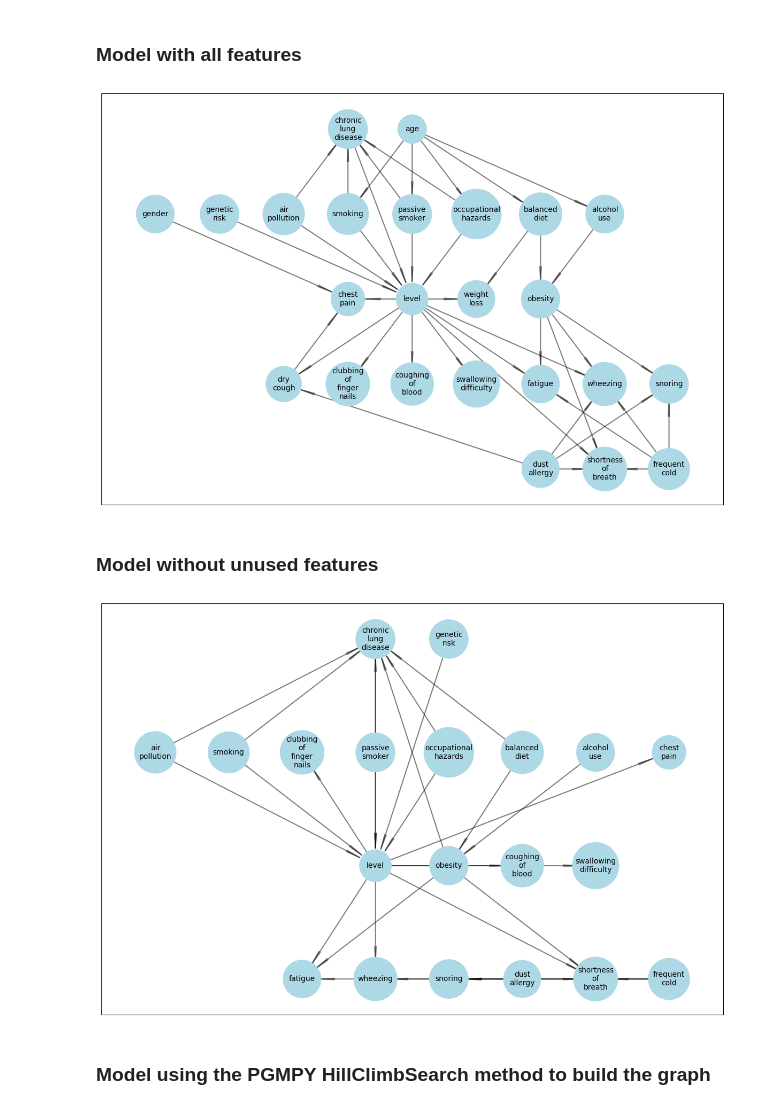
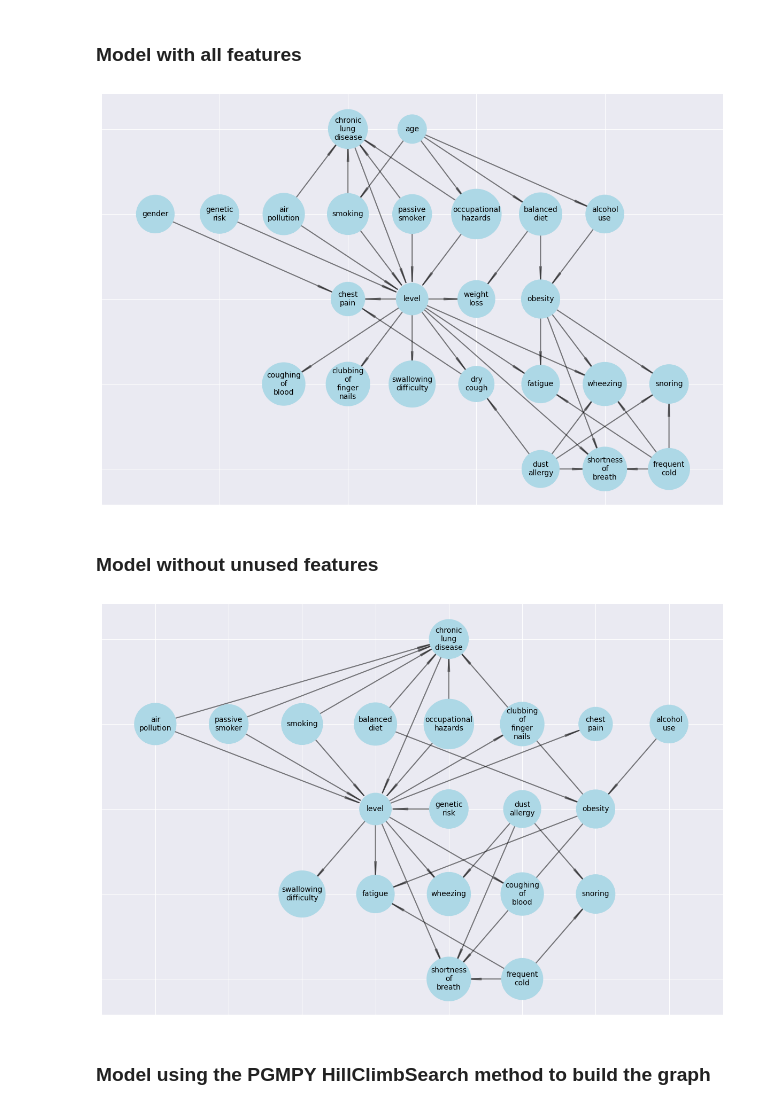
Before and after one commit to SeppiaBrilla/FAIKR_2023_MOD_3_Project, a Jupyter notebook: FAIRK_2023_MOD_3_Project.ipynb, the cells around one changed output. Saved outputs shown, nothing was run; the diff lists cells and outputs as text; code cells hidden in the pictures.

```diff
--- a/FAIRK_2023_MOD_3_Project.ipynb
+++ b/FAIRK_2023_MOD_3_Project.ipynb
@@ -82,11 +119,16 @@ draw_net(data.columns.values, nb_model, style=2)
 # %% [markdown]
 ### Model with all features
 # %%
-full_nodes_set = ['Chronic lung disease', 'Age', 'Gender', 'Genetic risk', 'Air pollution', 'Smoking', 'Passive smoker', 'Occupational Hazards', 'Balanced diet', 'Alcohol use', 'Chest pain', 'Level', 'Weight loss', 'Obesity', 'Dry cough', 'Clubbing of finger nails', 'Coughing of blood', 'Swallowing difficulty', 'Fatigue', 'Wheezing', 'Snoring', 'Dust allergy', 'Shortness of breath', 'Frequent cold']
+full_nodes_set = [
+    'Chronic lung disease', 'Age', 'Gender', 'Genetic risk', 'Air pollution', 'Smoking', 'Passive smoker', 'Occupational Hazards', 'Balanced diet',
+    'Alcohol use', 'Chest pain', 'Level', 'Weight loss', 'Obesity', 'Coughing of blood', 'Clubbing of finger nails', 'Swallowing difficulty',
+    'Dry cough', 'Fatigue', 'Wheezing', 'Snoring', 'Dust allergy', 'Shortness of breath', 'Frequent cold'
+    ]
+
 full_nodes_set = [node.replace(" ", "\n").lower() for node in full_nodes_set]
 
 arcs = [
-    ('age', 'smoking'),('age', 'passive smoker'), ('age', 'occupational hazards'), ('age', 'balanced diet'), ('age', 'alcohol use'),
+    ('age', 'smoking'), ('age', 'occupational hazards'), ('age', 'balanced diet'), ('age', 'alcohol use'),
     ('air pollution', 'level'),  ('chronic lung disease', 'level'), ('smoking', 'level'), ('passive smoker', 'level'), ('occupational hazards', 'level'),
     ('genetic risk', 'level'),
     ('level', 'chest pain'), ('level', 'dry cough'), ('level', 'clubbing of finger nails'), ('level', 'coughing of blood'), ('level', 'swallowing difficulty'),
@@ -106,39 +148,38 @@ arcs = [(t[0].replace(" ", "\n"), t[1].replace(" ", "\n")) for t in arcs]
 full_bn_model = BayesianNetwork(arcs)
 draw_net(full_nodes_set, full_bn_model)
 # %% [output]
-[figure, old version]
+[figure, new version]
 # %% [markdown]
 ### Model without unused features
 # %%
 trimmed_nodes = [
-    'chronic lung disease', 'genetic risk', 'air pollution', 'smoking', 'clubbing of finger nails', 'passive smoker',
-    'occupational hazards', 'balanced diet', 'alcohol use', 'chest pain', 'level', 'obesity', 'coughing of blood', 'swallowing difficulty',
-    'fatigue', 'wheezing', 'snoring',  'dust allergy', 'shortness of breath','frequent cold'
+    'chronic lung disease',  'air pollution', 'passive smoker', 'smoking',
+    'balanced diet', 'occupational hazards', 'clubbing of finger nails', 'chest pain', 'alcohol use', 'level', 'genetic risk', 'dust allergy', 'obesity', 'swallowing difficulty',
+    'fatigue', 'wheezing', 'coughing of blood', 'snoring','shortness of breath','frequent cold'
     ]
-
 
 
 arcs = [
     ('air pollution', 'level'),  ('chronic lung disease', 'level'), ('smoking', 'level'), ('passive smoker', 'level'), ('occupational hazards', 'level'),
     ('genetic risk', 'level'),
     ('level', 'clubbing of finger nails'), ('level', 'chest pain'), ('level', 'coughing of blood'), ('level', 'swallowing difficulty'), ('level', 'fatigue'),
     ('level', 'wheezing'), ('level', 'shortness of breath'),
     ('air pollution', 'chronic lung disease'), ('smoking', 'chronic lung disease'), ('passive smoker', 'chronic lung disease'),
     ('occupational hazards', 'chronic lung disease'), ('balanced diet', 'chronic lung disease'), ('obesity', 'chronic lung disease'),
     ('balanced diet', 'obesity'), ('alcohol use' , 'obesity'),
     ('obesity', 'fatigue'), ('obesity', 'shortness of breath'),
     ('dust allergy', 'wheezing'), ('dust allergy', 'snoring'), ('dust allergy', 'shortness of breath'),
     ('frequent cold', 'snoring'), ('frequent cold', 'shortness of breath'), ('frequent cold', 'fatigue')
     ]
 
 
 trimmed_nodes = [node.replace(" ", "\n") for node in trimmed_nodes]
 arcs = [(t[0].replace(" ", "\n"), t[1].replace(" ", "\n")) for t in arcs]
 
 trimmed_bn_model = BayesianNetwork(arcs)
-draw_net(trimmed_nodes, trimmed_bn_model)
+draw_net(trimmed_nodes, trimmed_bn_model, style='trimmed')
 # %% [output]
-[figure, old version]
+[figure, new version]
 # %% [markdown]
 ### Model using the PGMPY HillClimbSearch method to build the graph
 # %%
```
Also changed, not shown: parts of 18 cells of this notebook, 2 other files.
